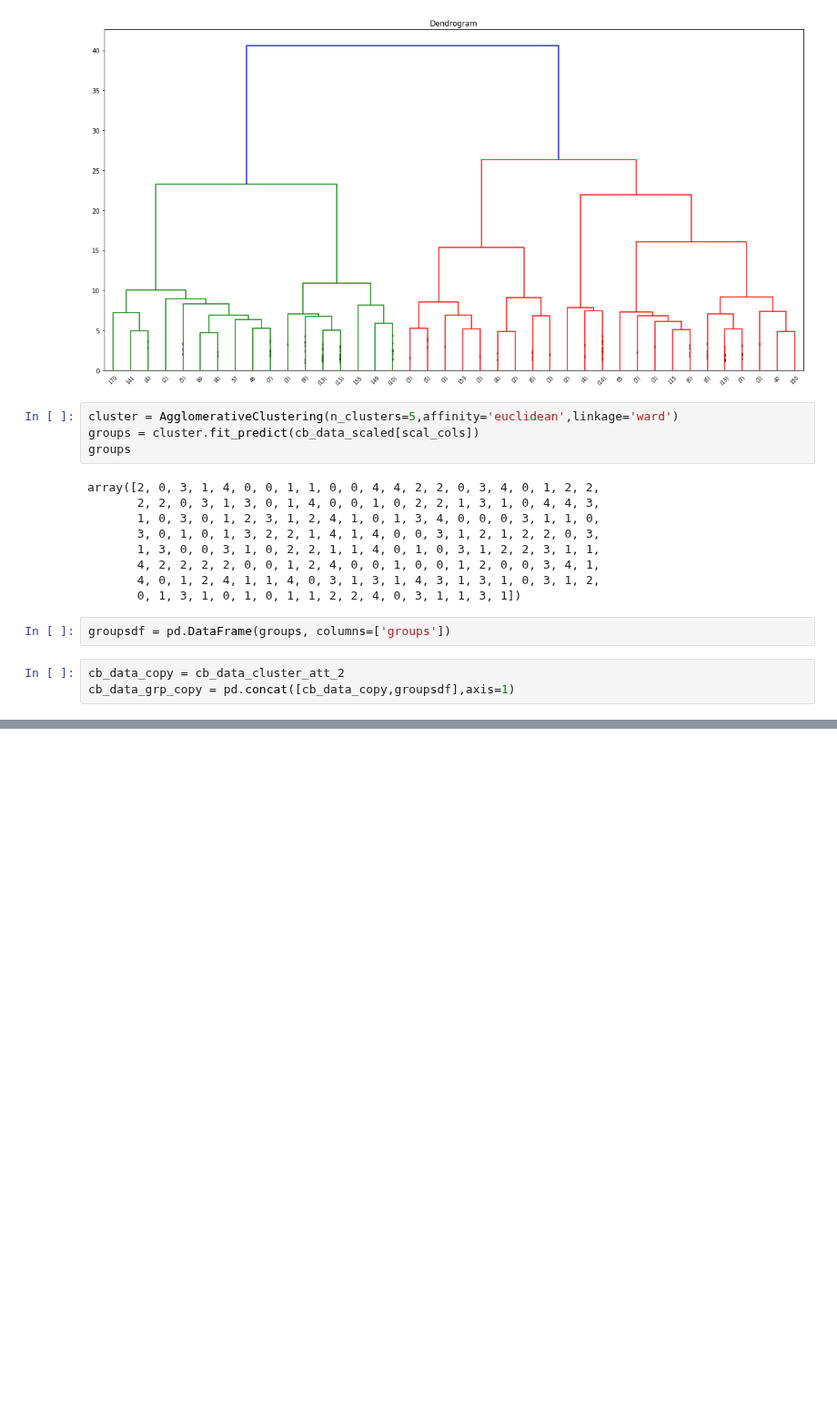
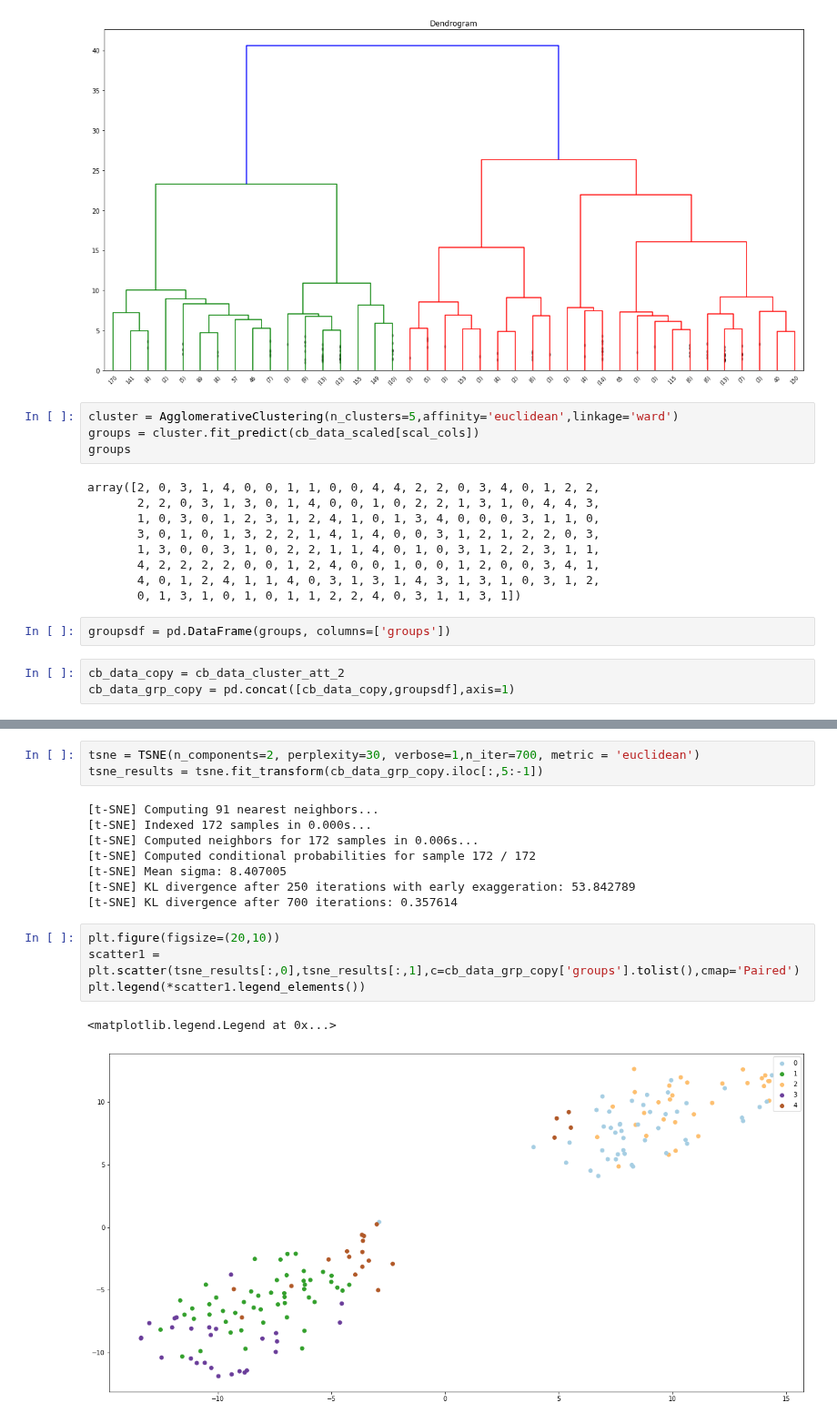
Before and after one commit to grovershreyf9t/FootballPlayerFootedness, a Jupyter notebook: code/10_hierarical_clustering.ipynb, the cells around one changed output, grey strips where cells are left out. Shown at 91% size. Saved outputs shown, nothing was run; the diff lists cells and outputs as text; blank space fills up the shorter version.

```diff
--- a/code/10_hierarical_clustering.ipynb
+++ b/code/10_hierarical_clustering.ipynb
@@ -197,0 +214,18 @@ cb_data_grp_copy.loc[cb_data_grp_copy['groups']==4]
+# %%
+tsne = TSNE(n_components=2, perplexity=30, verbose=1,n_iter=700, metric = 'euclidean')
+tsne_results = tsne.fit_transform(cb_data_grp_copy.iloc[:,5:-1])
+# %% [output]
+[t-SNE] Computing 91 nearest neighbors...
+[t-SNE] Indexed 172 samples in 0.000s...
+[t-SNE] Computed neighbors for 172 samples in 0.006s...
+[t-SNE] Computed conditional probabilities for sample 172 / 172
+[t-SNE] Mean sigma: 8.407005
+[t-SNE] KL divergence after 250 iterations with early exaggeration: 53.842789
+[t-SNE] KL divergence after 700 iterations: 0.357614
+# %%
+plt.figure(figsize=(20,10))
+scatter1 = plt.scatter(tsne_results[:,0],tsne_results[:,1],c=cb_data_grp_copy['groups'].tolist(),cmap='Paired')
+plt.legend(*scatter1.legend_elements())
+# %% [output]
+<matplotlib.legend.Legend at 0x...>
+[figure, added]
```
Also changed, not shown: parts of 9 cells of this notebook.
